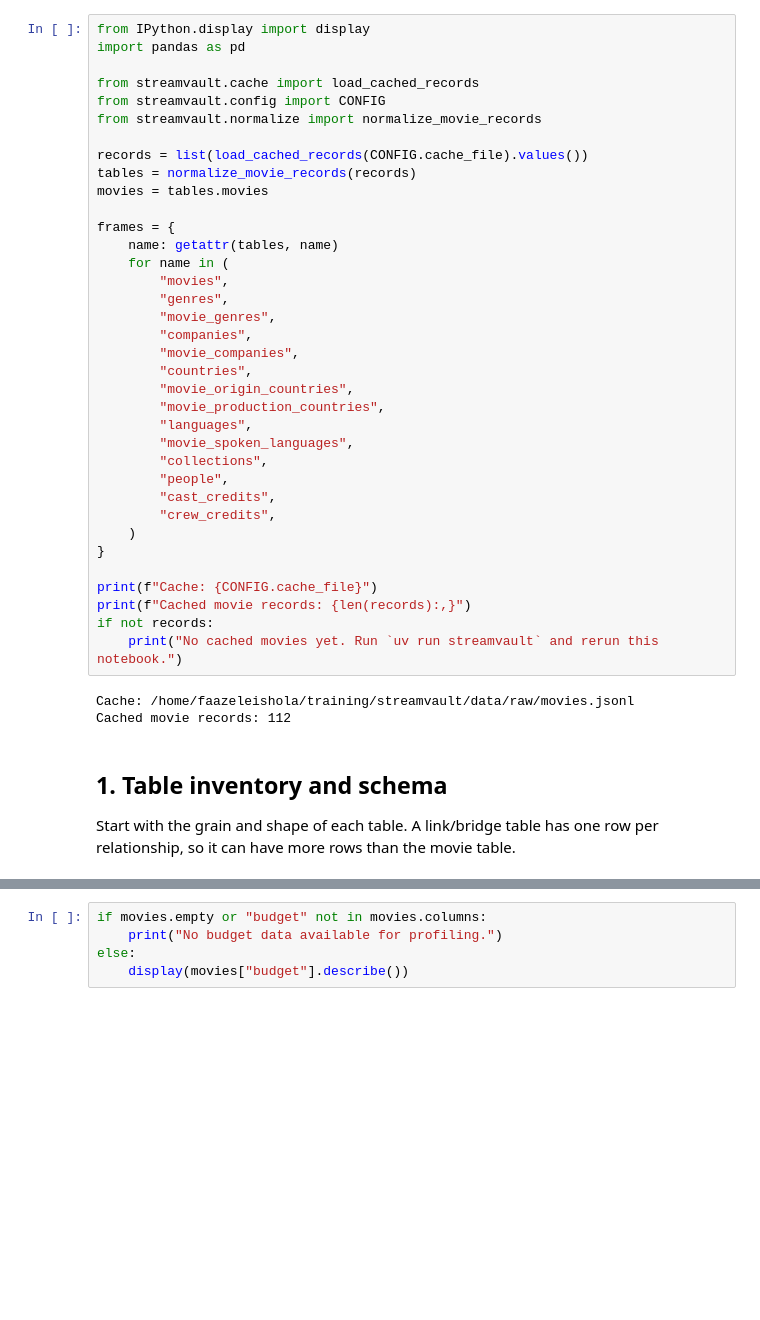
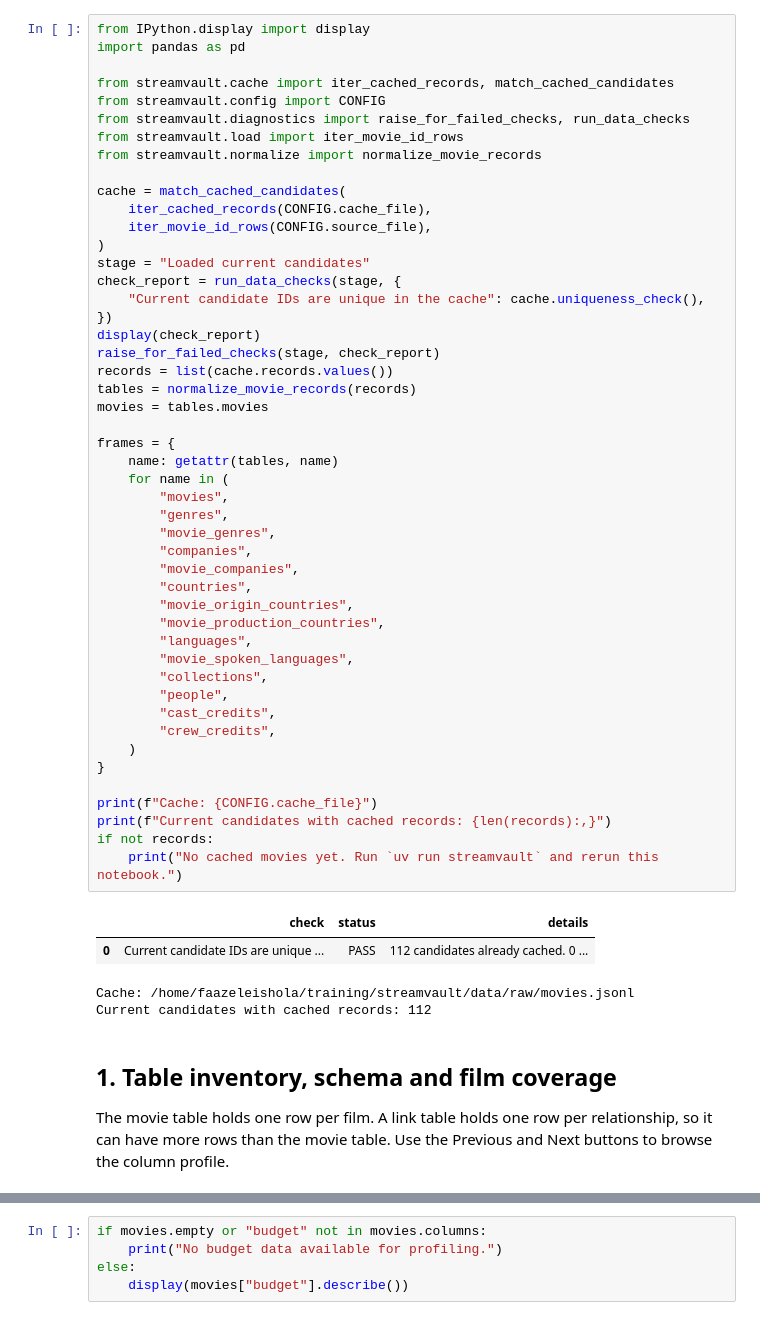
Before and after one commit to ishola-amalitech/streamvault, a Jupyter notebook: notebooks/02_profile_movie_data.ipynb, the cells around one changed output, grey strips where cells are left out. Saved outputs shown, nothing was run; the diff lists cells and outputs as text; blank space fills up the shorter version.

```diff
--- a/notebooks/02_profile_movie_data.ipynb
+++ b/notebooks/02_profile_movie_data.ipynb
@@ -16,45 +8,59 @@ Run top to bottom. A value flagged as unusual is a prompt for investigation, not
 from IPython.display import display
 import pandas as pd
 
-from streamvault.cache import load_cached_records
+from streamvault.cache import iter_cached_records, match_cached_candidates
 from streamvault.config import CONFIG
+from streamvault.diagnostics import raise_for_failed_checks, run_data_checks
+from streamvault.load import iter_movie_id_rows
 from streamvault.normalize import normalize_movie_records
 
-records = list(load_cached_records(CONFIG.cache_file).values())
+cache = match_cached_candidates(
+    iter_cached_records(CONFIG.cache_file),
+    iter_movie_id_rows(CONFIG.source_file),
+)
+stage = "Loaded current candidates"
+check_report = run_data_checks(stage, {
+    "Current candidate IDs are unique in the cache": cache.uniqueness_check(),
+})
+display(check_report)
+raise_for_failed_checks(stage, check_report)
+records = list(cache.records.values())
 tables = normalize_movie_records(records)
 movies = tables.movies
 
 frames = {
     name: getattr(tables, name)
     for name in (
         "movies",
         "genres",
         "movie_genres",
         "companies",
         "movie_companies",
         "countries",
         "movie_origin_countries",
         "movie_production_countries",
         "languages",
         "movie_spoken_languages",
         "collections",
         "people",
         "cast_credits",
         "crew_credits",
     )
 }
 
 print(f"Cache: {CONFIG.cache_file}")
-print(f"Cached movie records: {len(records):,}")
+print(f"Current candidates with cached records: {len(records):,}")
 if not records:
     print("No cached movies yet. Run `uv run streamvault` and rerun this notebook.")
 # %% [output]
+|  | check | status | details |
+| 0 | Current candidate IDs are unique ... | PASS | 112 candidates already cached. 0 ... |
 Cache: /home/faazeleishola/training/streamvault/data/raw/movies.jsonl
-Cached movie records: 112
+Current candidates with cached records: 112
 # %% [markdown]
-## 1. Table inventory and schema
+## 1. Table inventory, schema and film coverage
 
-Start with the grain and shape of each table. A link/bridge table has one row per relationship, so it can have more rows than the movie table.
+The movie table holds one row per film. A link table holds one row per relationship, so it can have more rows than the movie table. Use the Previous and Next buttons to browse the column profile.
 # %%
 inventory = pd.DataFrame(
     [
```
Also changed, not shown: parts of 26 cells of this notebook, 12 other files.
